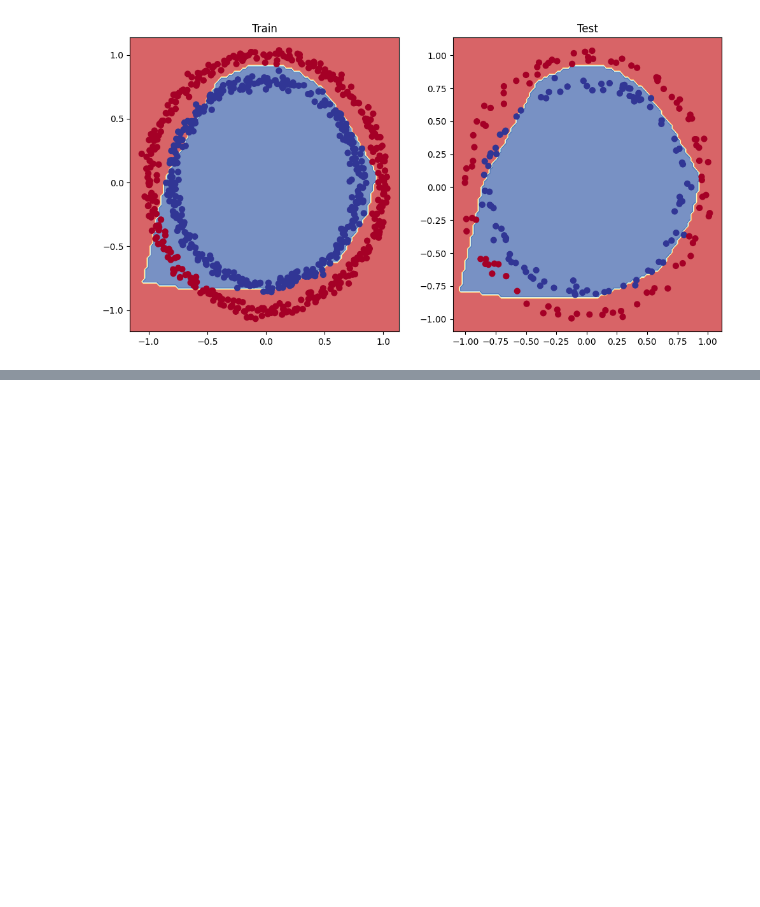
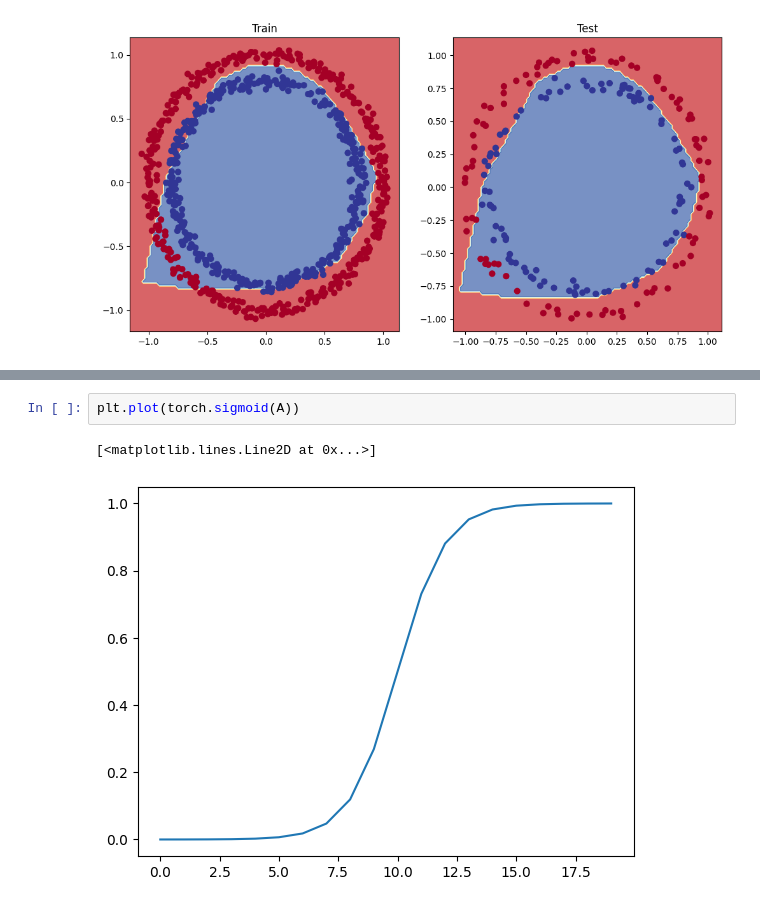
Before and after one commit to banno-0720/learning_PyTorch, a Jupyter notebook: 3_pytorch_classification.ipynb, the cells around one changed output, grey strips where cells are left out. Cells and saved outputs as stored; diff of their text form; blank space fills up the shorter version.

```diff
--- a/3_pytorch_classification.ipynb
+++ b/3_pytorch_classification.ipynb
@@ -906,0 +950,5 @@ plot_decision_boundary(model_3, X_test, y_test)
+# %%
+plt.plot(torch.sigmoid(A))
+# %% [output]
+[<matplotlib.lines.Line2D at 0x...>]
+[figure, added]
```
Also changed, not shown: parts of 18 cells of this notebook.
